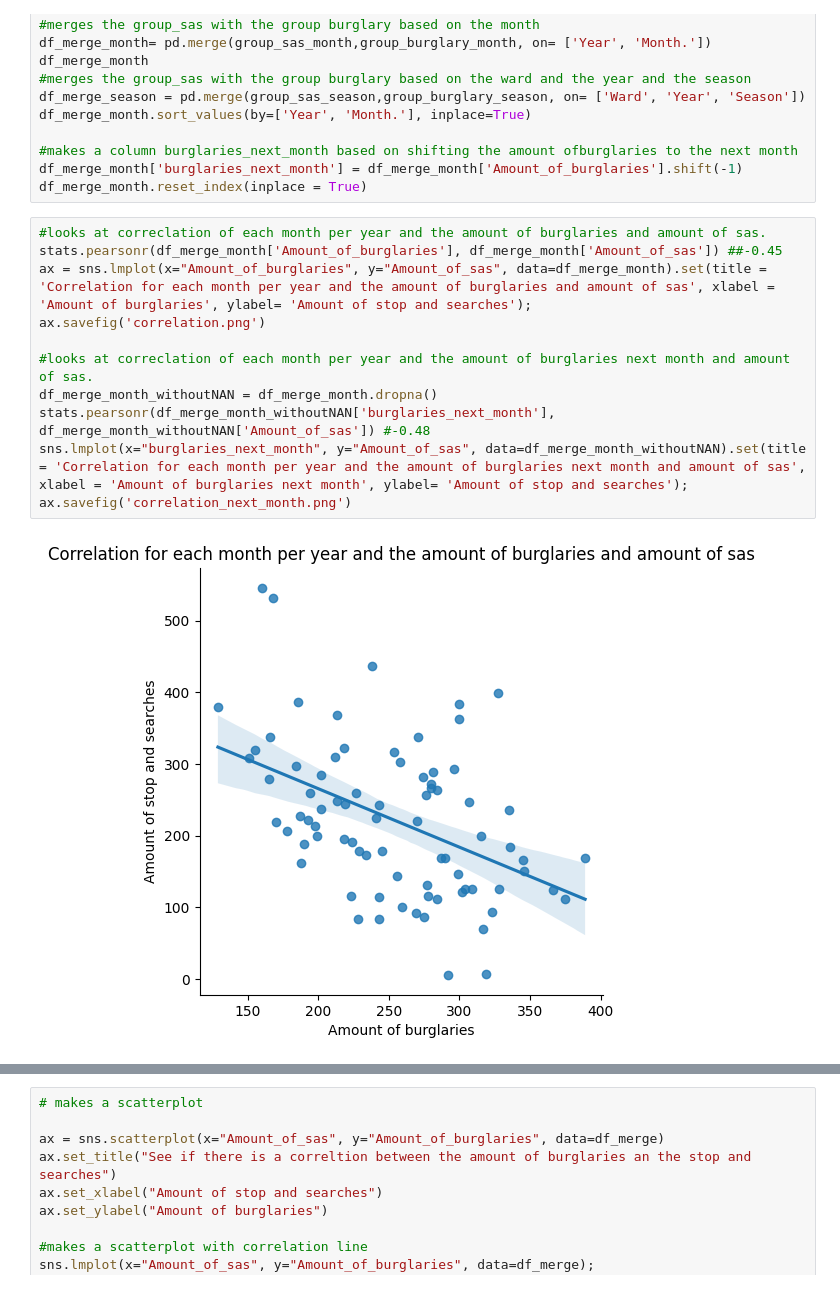
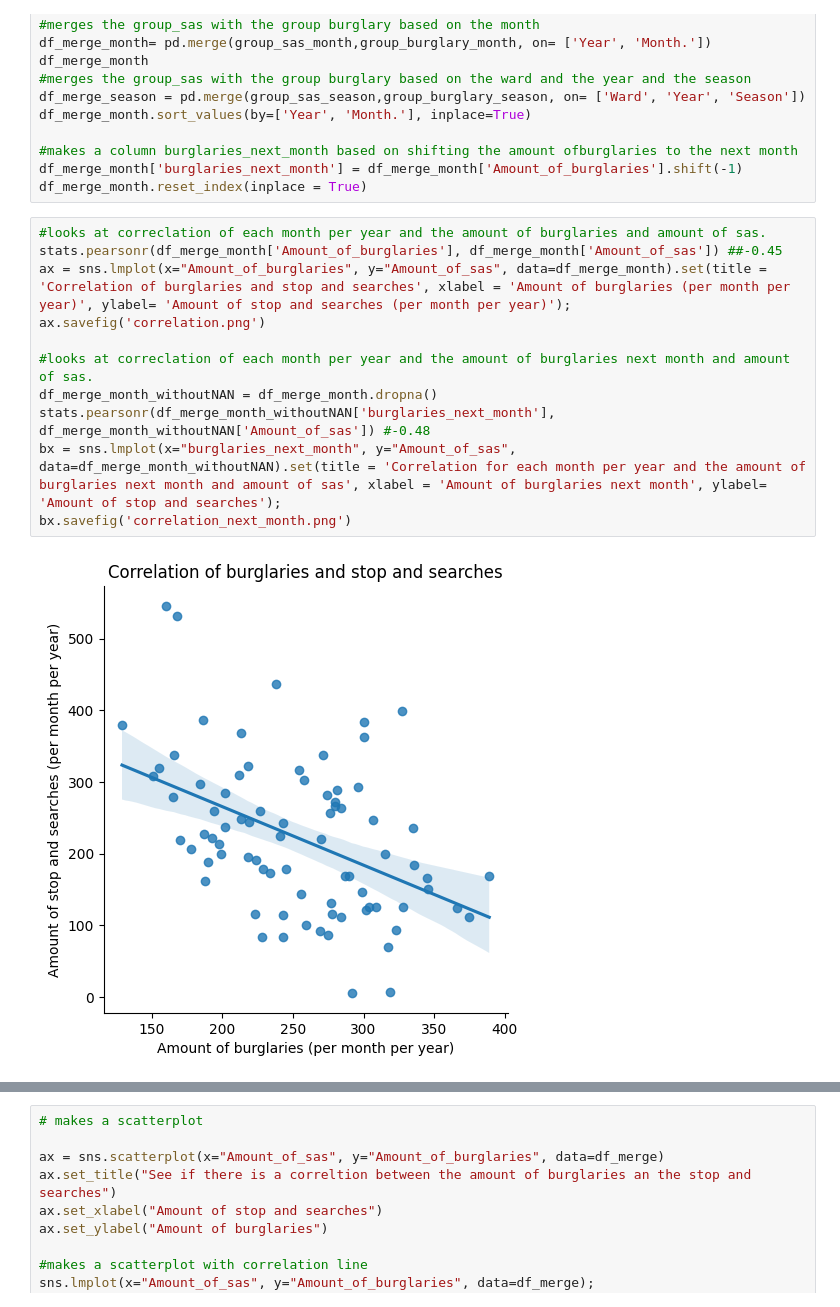
Before and after one commit to sarpakar/JBG050-Group-3, a Jupyter notebook: looking into correlation SAS (year, ward, season).ipynb, the cells around one changed output, grey strips where cells are left out. Saved outputs shown, nothing was run; the diff lists cells and outputs as text.

Commit message:
plot

```diff
--- a/looking into correlation SAS (year, ward, season).ipynb
+++ b/looking into correlation SAS (year, ward, season).ipynb
@@ -260,16 +260,16 @@ df_merge_month.reset_index(inplace = True)
 # %%
 #looks at correclation of each month per year and the amount of burglaries and amount of sas.
 stats.pearsonr(df_merge_month['Amount_of_burglaries'], df_merge_month['Amount_of_sas']) ##-0.45
-ax = sns.lmplot(x="Amount_of_burglaries", y="Amount_of_sas", data=df_merge_month).set(title = 'Correlation for each month per year and the amount of burglaries and amount of sas', xlabel = 'Amount of burglaries', ylabel= 'Amount of stop and searches');
+ax = sns.lmplot(x="Amount_of_burglaries", y="Amount_of_sas", data=df_merge_month).set(title = 'Correlation of burglaries and stop and searches', xlabel = 'Amount of burglaries (per month per year)', ylabel= 'Amount of stop and searches (per month per year)');
 ax.savefig('correlation.png')
 
 #looks at correclation of each month per year and the amount of burglaries next month and amount of sas.
 df_merge_month_withoutNAN = df_merge_month.dropna()
 stats.pearsonr(df_merge_month_withoutNAN['burglaries_next_month'], df_merge_month_withoutNAN['Amount_of_sas']) #-0.48
-sns.lmplot(x="burglaries_next_month", y="Amount_of_sas", data=df_merge_month_withoutNAN).set(title = 'Correlation for each month per year and the amount of burglaries next month and amount of sas', xlabel = 'Amount of burglaries next month', ylabel= 'Amount of stop and searches');
-ax.savefig('correlation_next_month.png')
+bx = sns.lmplot(x="burglaries_next_month", y="Amount_of_sas", data=df_merge_month_withoutNAN).set(title = 'Correlation for each month per year and the amount of burglaries next month and amount of sas', xlabel = 'Amount of burglaries next month', ylabel= 'Amount of stop and searches');
+bx.savefig('correlation_next_month.png')
 # %% [output]
-[figure, old version]
+[figure, new version]
 [figure]
 # %%
 # makes a scatterplot
```
Also changed, not shown: 2 other files.
